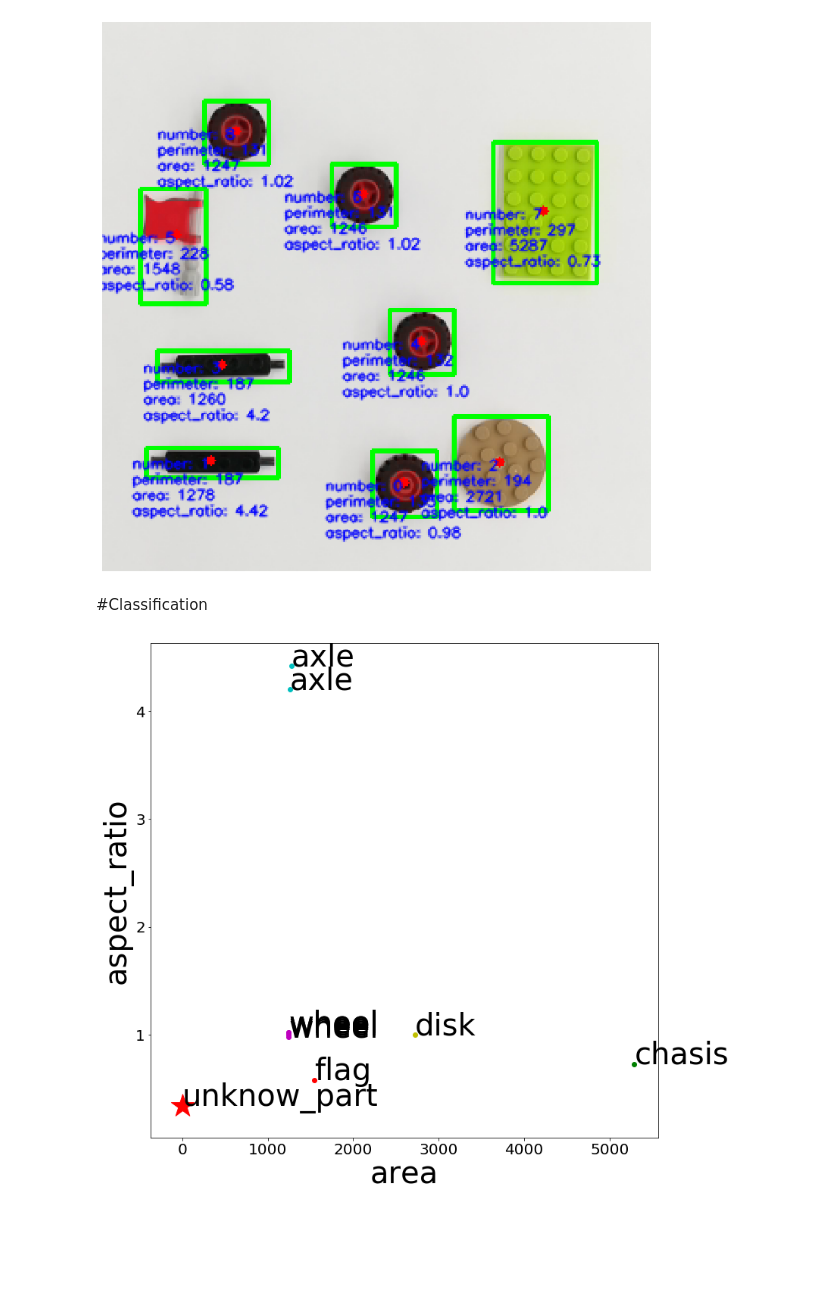
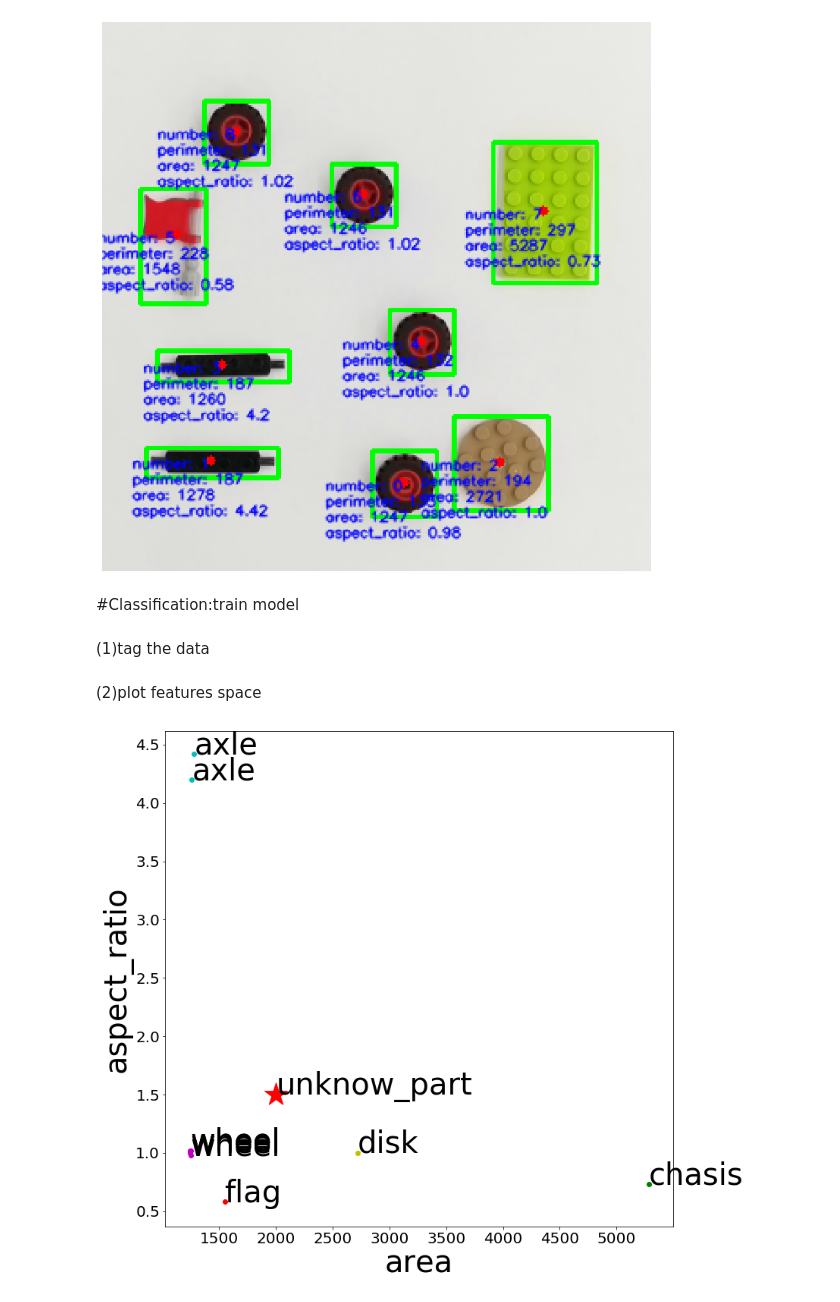
Before and after one commit to zyling1985/low-cost-vision-system-exercise, a Jupyter notebook: code_example.ipynb, the cells around one changed output. Saved outputs shown, nothing was run; the diff lists cells and outputs as text; code cells hidden in the pictures; blank space fills up the shorter version.

```diff
--- a/code_example.ipynb
+++ b/code_example.ipynb
@@ -11,2 +21,7 @@ img_bgr = cv2.imread('example1.png')
 # %%
 img_rgb = cv2.cvtColor(img_bgr, cv2.COLOR_BGR2RGB)
+# %%
+ds=12
+plt.figure(figsize = (ds,ds))
+plt.imshow(img_rgb)
+plt.show()
@@ -173,25 +216,28 @@ plt.show()
 area_list=[]
 aspect_ratio_list=[]
 
+img_feature=img_rgb.copy()
 for i,contour in enumerate(contour_filter):
-
+    #center of an object
     M = cv2.moments(contour)
     cx = int(M['m10']/M['m00'])
     cy = int(M['m01']/M['m00'])
-    img = cv2.circle(img_rgb,(cx,cy), 3, (255,0,0), -1)
+    img = cv2.circle(img_feature,(cx,cy), 3, (255,0,0), -1)
 
+    #The aspect ratio, which is the width divided by the height of the bounding rectangle
     x,y,w,h = cv2.boundingRect(contour)
     aspect_ratio = round(float(w)/h, 2)
-    img = cv2.rectangle(img_rgb,(x,y),(x+w,y+h),(0,255,0),2)
-    img = cv2.putText(img_rgb ,"aspect_ratio: "+str(aspect_ratio),(cx-50,cy+35),cv2.FONT_HERSHEY_SIMPLEX ,0.3,(0,0,255),1,cv2.LINE_AA)
+    img = cv2.rectangle(img_feature,(x,y),(x+w,y+h),(0,255,0),2)
+    img = cv2.putText(img_feature ,"aspect_ratio: "+str(aspect_ratio),(cx-50,cy+35),cv2.FONT_HERSHEY_SIMPLEX ,0.3,(0,0,255),1,cv2.LINE_AA)
 
+    #The area of an object
     area = cv2.contourArea(contour)
-    img = cv2.putText(img_rgb ,"area: "+str(int(area)),(cx-50,cy+25),cv2.FONT_HERSHEY_SIMPLEX ,0.3,(0,0,255),1,cv2.LINE_AA)
+    img = cv2.putText(img_feature ,"area: "+str(int(area)),(cx-50,cy+25),cv2.FONT_HERSHEY_SIMPLEX ,0.3,(0,0,255),1,cv2.LINE_AA)
 
+    #The perimeter of an object
     perimeter = cv2.arcLength(contour,True)
-    img = cv2.putText(img_rgb ,"perimeter: "+str(int(perimeter)),(cx-50,cy+15),cv2.FONT_HERSHEY_SIMPLEX ,0.3,(0,0,255),1,cv2.LINE_AA)
-
-    img = cv2.putText(img_rgb ,"number: "+str(i),(cx-50,cy+5),cv2.FONT_HERSHEY_SIMPLEX ,0.3,(0,0,255),1,cv2.LINE_AA)
+    img = cv2.putText(img_feature ,"perimeter: "+str(int(perimeter)),(cx-50,cy+15),cv2.FONT_HERSHEY_SIMPLEX ,0.3,(0,0,255),1,cv2.LINE_AA)
+    img = cv2.putText(img_feature ,"number: "+str(i),(cx-50,cy+5),cv2.FONT_HERSHEY_SIMPLEX ,0.3,(0,0,255),1,cv2.LINE_AA)
 
     area_list.append(area)
     aspect_ratio_list.append(aspect_ratio)
@@ -203,7 +249,9 @@ plt.show()
 # %% [output]
 [figure]
 # %% [markdown]
-#Classification
+#Classification:train model
+# %% [markdown]
+(1)tag the data
 # %%
 tag=['wheel','axle','disk','axle','wheel','flag','wheel','chasis','wheel']
 tag_color={'wheel':'m','axle':'c','disk':'y','chasis':'g','flag':'r'}
@@ -213,21 +261,23 @@ number_tag={'0':'wheel','1':'axle','2':'disk','3':'chasis','4':'flag'}
 newcomer_area=2000
 newcomer_aspect_ratio=1.5
 newcomer=[newcomer_area,newcomer_aspect_ratio]
+# %% [markdown]
+(2)plot features space
 # %%
-plt.figure(figsize = (12,12))
+plt.figure(figsize = (ds,ds))
 
 for i,t in enumerate(tag):
     plt.scatter(area_list[i],aspect_ratio_list[i],marker='o',color=tag_color[tag[i]])
     plt.text(area_list[i],aspect_ratio_list[i],t, fontsize=40)
 
     plt.xlabel('area',fontsize=40)
     plt.ylabel('aspect_ratio',fontsize=40)
 
 
 plt.scatter(newcomer[0],newcomer[1],marker='*',s=1000,color='r')
 plt.text(newcomer[0],newcomer[1],'unknow_part', fontsize=40)
 plt.xticks(fontsize=20)
 plt.yticks(fontsize=20)
 plt.show()
 # %% [output]
-[figure, old version]
+[figure, new version]
```
Also changed, not shown: parts of 62 cells of this notebook.
